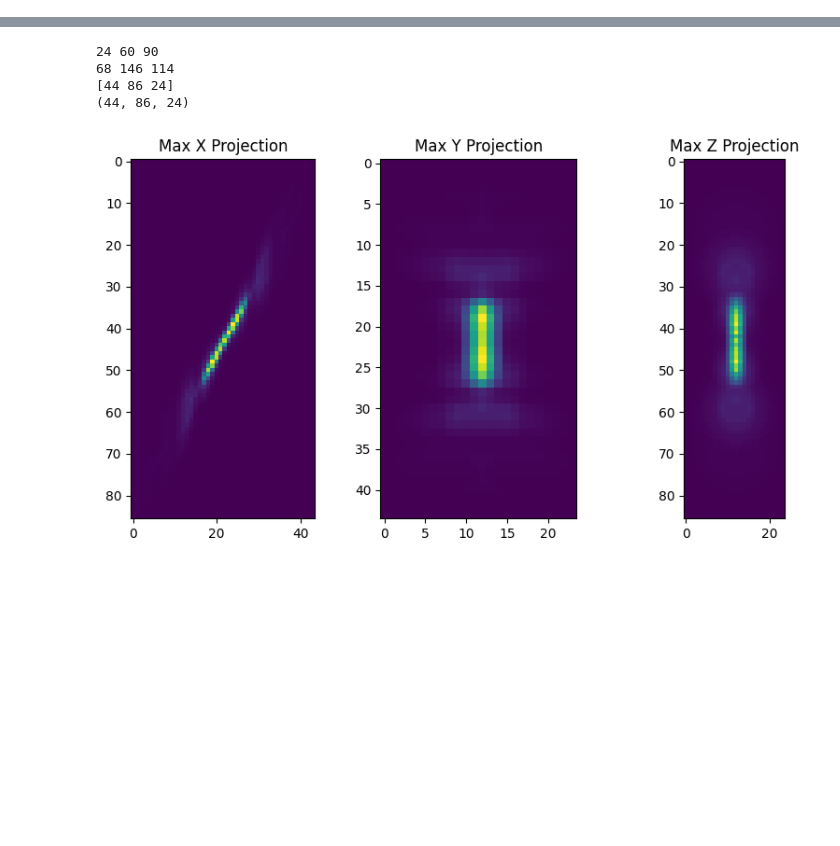
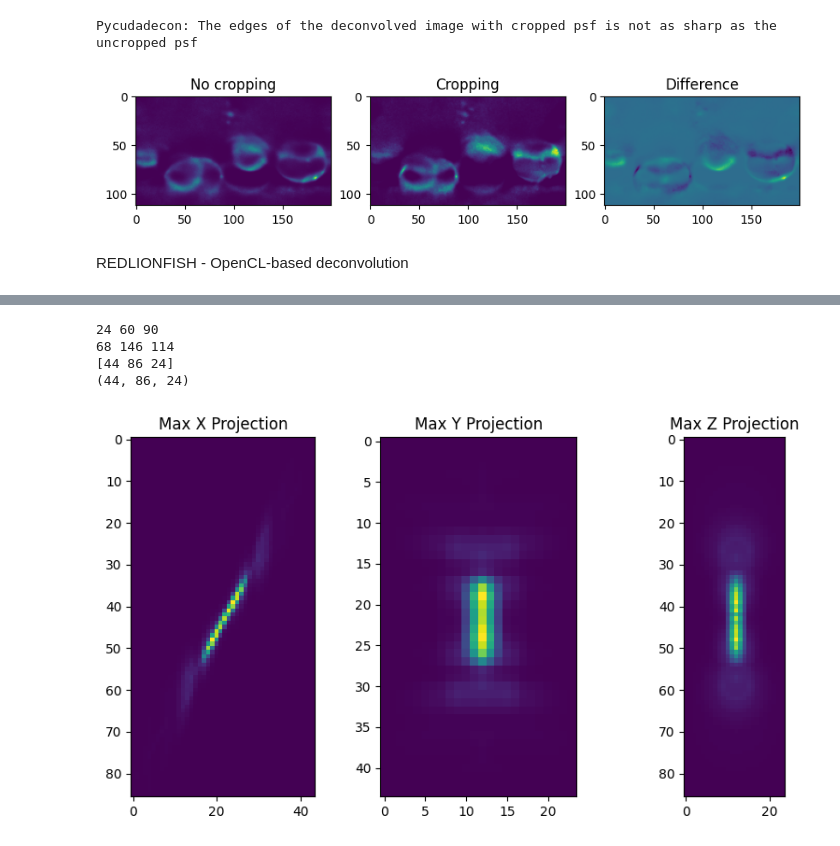
Before and after one commit to BioimageAnalysisCoreWEHI/napari_lattice, a Jupyter notebook: notebooks/psf_cropping.ipynb, the cells around one changed output, grey strips where cells are left out. Saved outputs shown, nothing was run; the diff lists cells and outputs as text; code cells hidden in the pictures; blank space fills up the shorter version.

```diff
--- a/notebooks/psf_cropping.ipynb
+++ b/notebooks/psf_cropping.ipynb
@@ -22,0 +107,15 @@ NameError: name 'psf' is not defined
+# %%
+import matplotlib.pyplot as plt
+fig, ax = plt.subplots(1,3, figsize=(10,5))
+ax[0].imshow(decon_res_no_crop[0])
+ax[0].set_title("No cropping")
+ax[1].imshow(decon_res_crop[0])
+ax[1].set_title("Cropping")
+ax[2].imshow(decon_res_no_crop[0]-decon_res_crop[0])
+ax[2].set_title("Difference")
+print("Pycudadecon: The edges of the deconvolved image with cropped psf is not as sharp as the uncropped psf")
+# %% [output]
+Pycudadecon: The edges of the deconvolved image with cropped psf is not as sharp as the uncropped psf
+[figure, added]
+# %% [markdown]
+REDLIONFISH - OpenCL-based deconvolution
```
Also changed, not shown: parts of 27 cells of this notebook.
